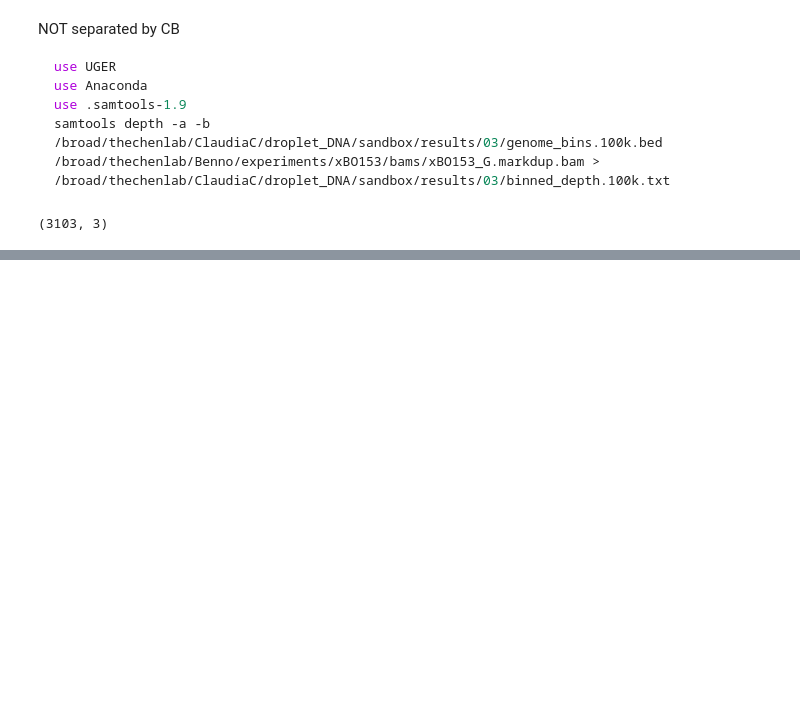
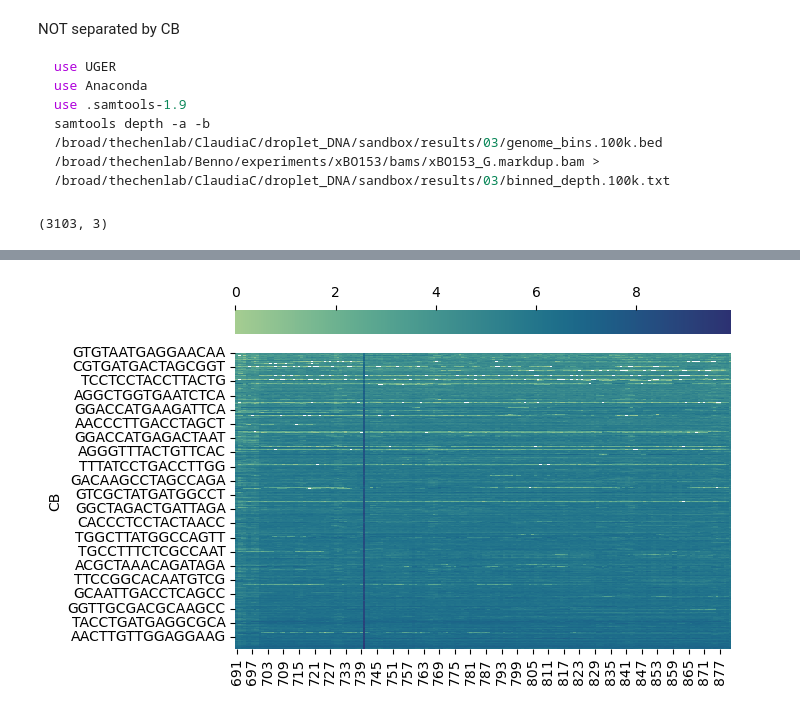
Before and after one commit to cchu70/droplet_DNA, a Jupyter notebook: sandbox/03_Coverage.ipynb, the cells around one changed output, grey strips where cells are left out. Saved outputs shown, nothing was run; the diff lists cells and outputs as text; code cells hidden in the pictures; blank space fills up the shorter version.

```diff
--- a/sandbox/03_Coverage.ipynb
+++ b/sandbox/03_Coverage.ipynb
@@ -106,0 +211,5 @@ Length: 82205, dtype: float64
+# %%
+sns.heatmap(np.log(full_df.loc[bed_df.query('chr == "chr4"').index, barcode_sums[cb_df.loc[subset_idx].index].sort_values().index]).T, cmap='crest', cbar_kws=dict(location='top'))
+plt.show()
+# %% [output]
+[figure, added]
```
Also changed, not shown: parts of 19 cells of this notebook, 1 other file.
